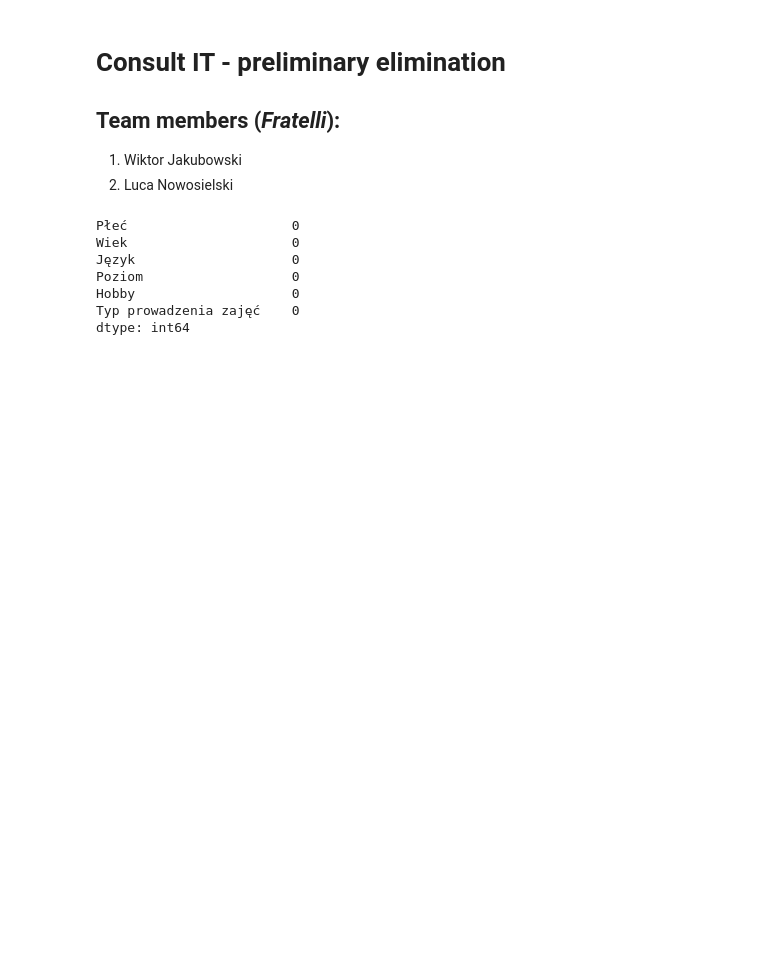
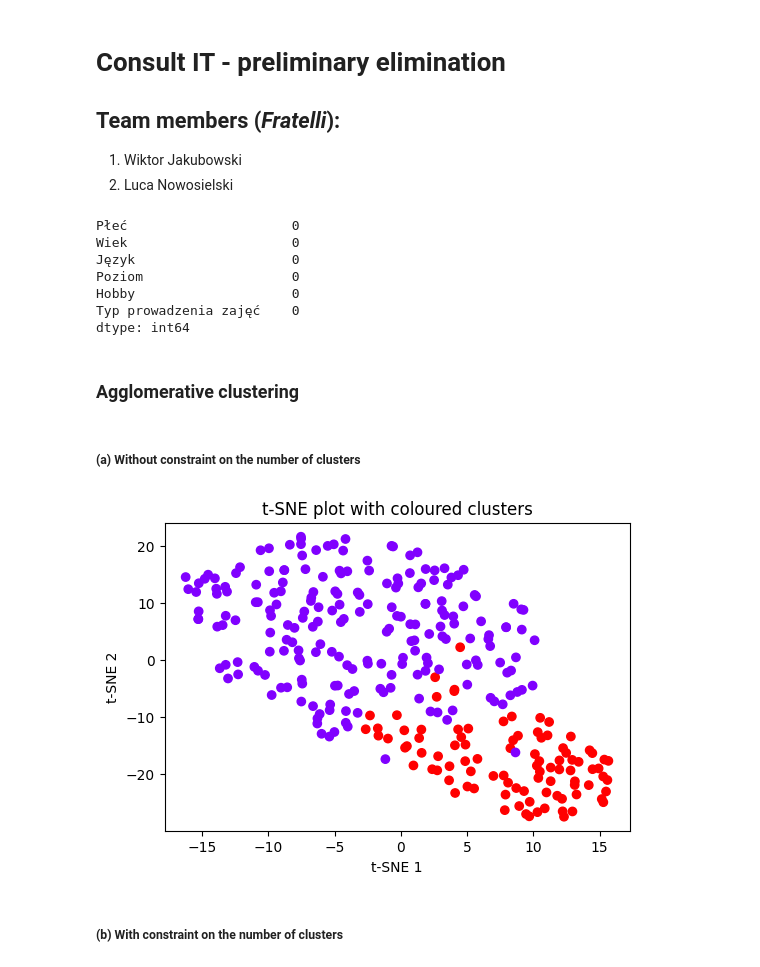
Before and after one commit to WJakubowsk/consultit_elimination, a Jupyter notebook: preprocessing.ipynb, the cells around one changed output. Drawn from its saved outputs; the diff is of its cells as text; code cells hidden in the pictures; blank space fills up the shorter version.

Commit message:
Add agglomerative clustering tests

```diff
--- a/preprocessing.ipynb
+++ b/preprocessing.ipynb
@@ -60,3 +60,5 @@ data_preprocessed = model_pipeline.fit_transform(data)
 
 # convert compressed data to numpy array
 decompressed_data = data_preprocessed.toarray()
+# %% [markdown]
+### Agglomerative clustering
@@ -62,0 +68,27 @@ decompressed_data = data_preprocessed.toarray()
+# %% [markdown]
+##### (a) Without constraint on the number of clusters
+# %%
+AC_model = AgglomerativeClustering(metric='euclidean', linkage='ward')
+
+# fit model
+clustered_data = AC_model.fit_predict(decompressed_data)
+# %%
+# Initialize TSNE model with desired parameters
+tsne = TSNE(n_components=2, random_state=42)
+
+# Perform t-SNE on the data
+tsne_result = tsne.fit_transform(decompressed_data)
+# %%
+# t-SNE visualisation with separate colour by cluster
+
+plt.figure(figsize=[6,4])
+
+plt.scatter(tsne_result[:, 0], tsne_result[:, 1], c=clustered_data, cmap = 'rainbow')
+plt.title('t-SNE plot with coloured clusters')
+plt.xlabel('t-SNE 1')
+plt.ylabel('t-SNE 2')
+plt.show()
+# %% [output]
+[figure, added]
+# %% [markdown]
+##### (b) With constraint on the number of clusters
```
Also changed, not shown: parts of 9 cells of this notebook.
